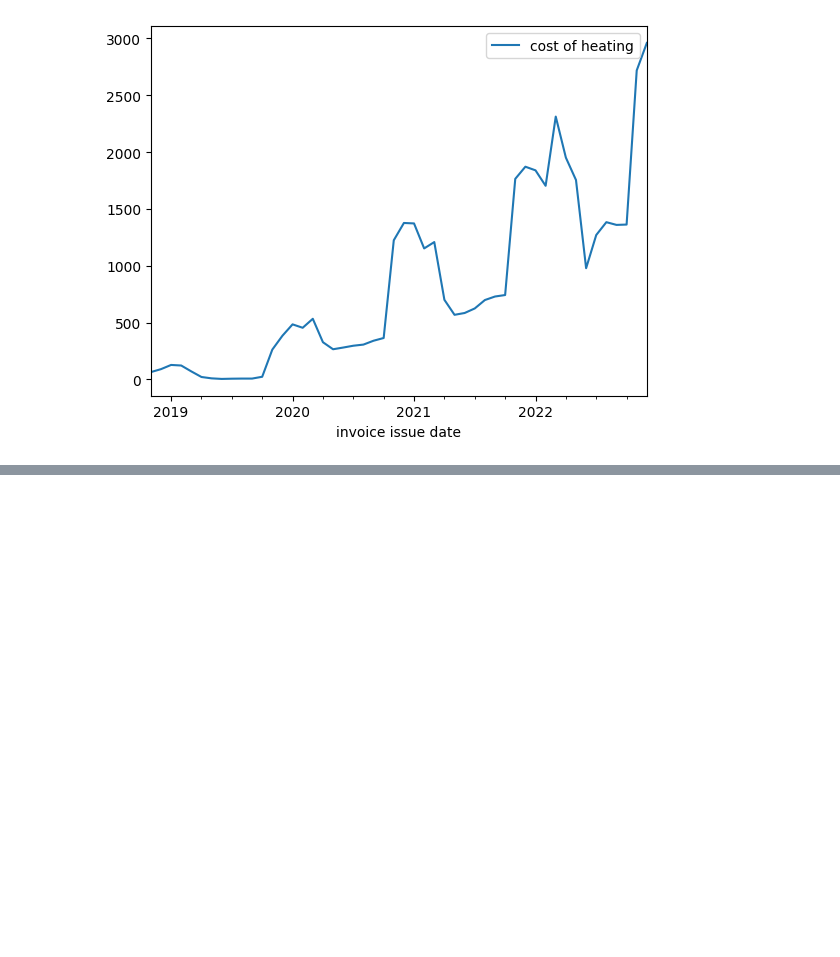
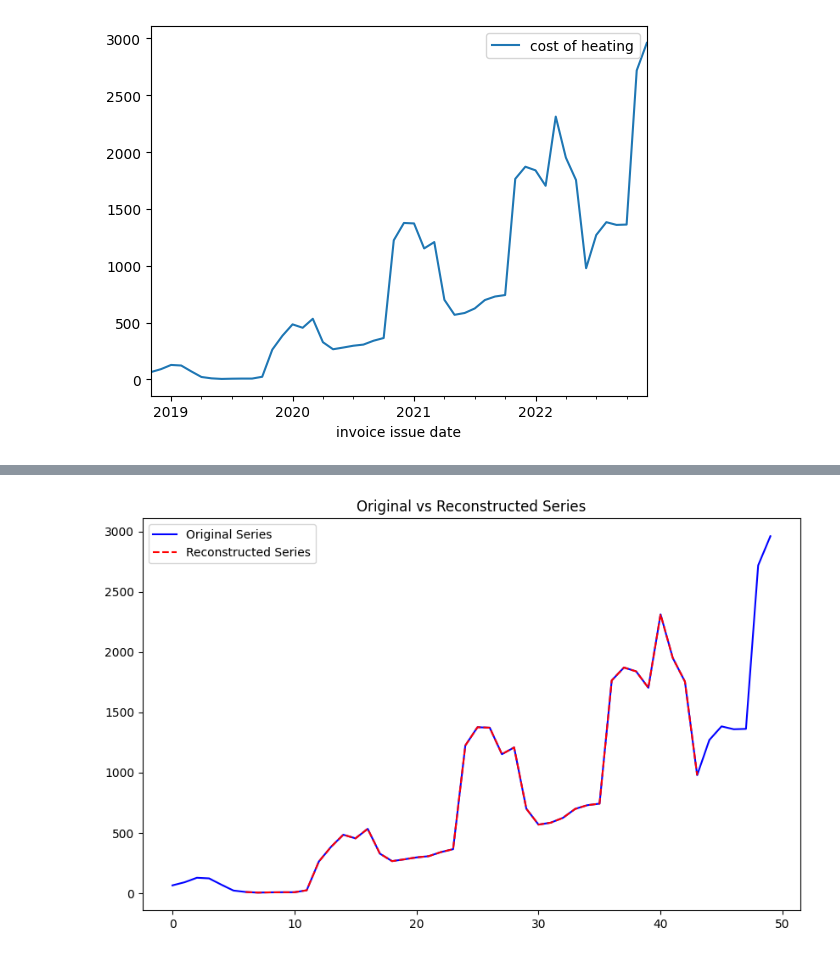
Before and after one commit to MKastek/time-series-notes, a Jupyter notebook: cost_of_heating_time_series.ipynb, the cells around one changed output, grey strips where cells are left out. Saved outputs shown, nothing was run; the diff lists cells and outputs as text; code cells hidden in the pictures; blank space fills up the shorter version.

Commit message:
- added time series decomposition

```diff
--- a/cost_of_heating_time_series.ipynb
+++ b/cost_of_heating_time_series.ipynb
@@ -133,0 +163,11 @@ df
+# %%
+reconstructed = result.trend + result.seasonal + result.resid
+# %%
+plt.figure(figsize=(10, 6))
+plt.plot(df['cost of heating'], label='Original Series', color='blue')
+plt.plot(reconstructed, label='Reconstructed Series', color='red', linestyle='--')
+plt.legend()
+plt.title("Original vs Reconstructed Series")
+plt.show()
+# %% [output]
+[figure, added]
```
Also changed, not shown: parts of 5 cells of this notebook.
